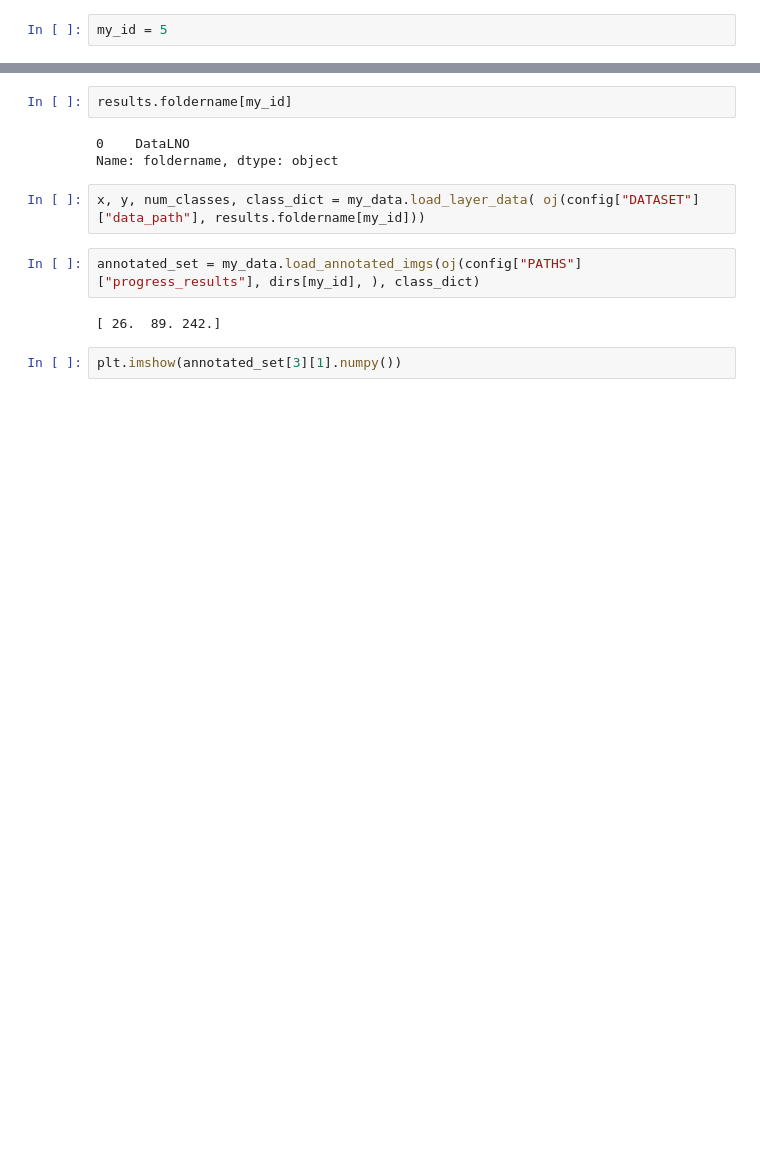
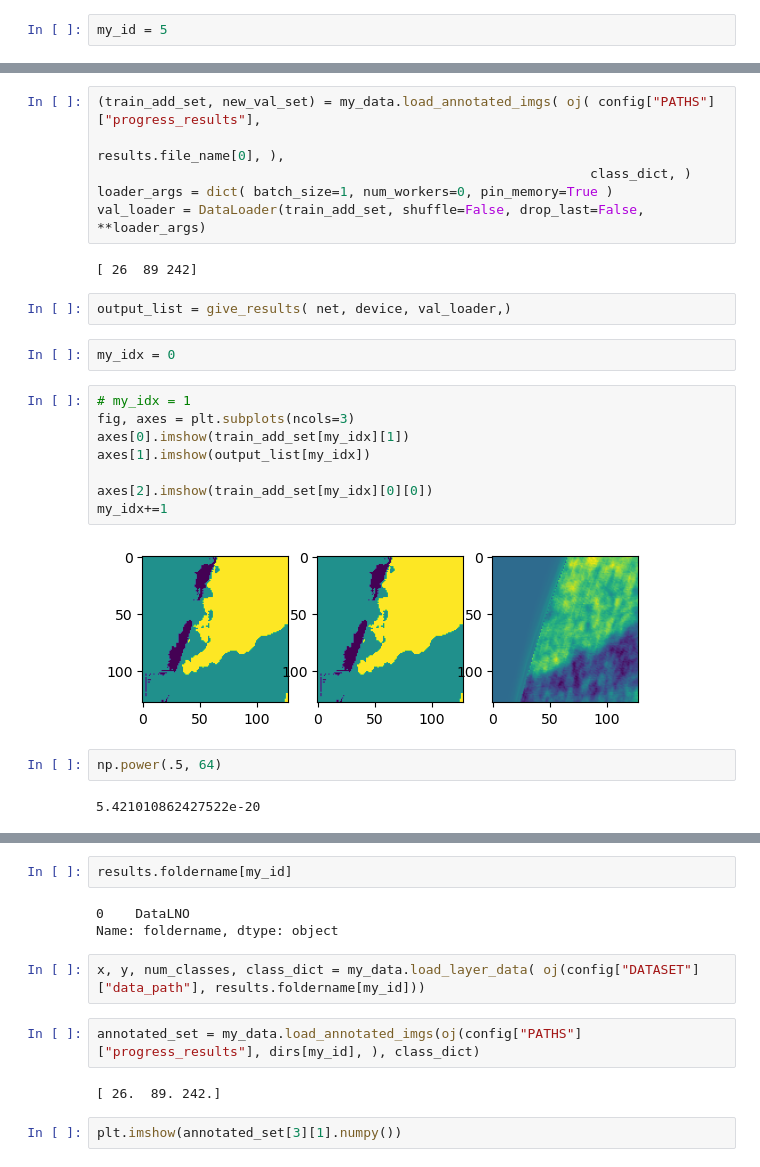
Before and after one commit to laura-rieger/segmenter, a Jupyter notebook: src/Examine in progress.ipynb, the cells around one changed output, grey strips where cells are left out. Saved outputs shown, nothing was run; the diff lists cells and outputs as text; blank space fills up the shorter version.

```diff
--- a/src/Examine in progress.ipynb
+++ b/src/Examine in progress.ipynb
@@ -149,0 +113,26 @@ axes[3].imshow((target !=np.argmax(output, axis=0) ) * (target !=-1))
+# %%
+(train_add_set, new_val_set) = my_data.load_annotated_imgs( oj( config["PATHS"]["progress_results"],
+                                                               results.file_name[0], ),
+                                                               class_dict, )
+loader_args = dict( batch_size=1, num_workers=0, pin_memory=True )
+val_loader = DataLoader(train_add_set, shuffle=False, drop_last=False, **loader_args)
+# %% [output]
+[ 26  89 242]
+# %%
+output_list = give_results( net, device, val_loader,)
+# %%
+my_idx = 0
+# %%
+# my_idx = 1
+fig, axes = plt.subplots(ncols=3)
+axes[0].imshow(train_add_set[my_idx][1])
+axes[1].imshow(output_list[my_idx])
+
+axes[2].imshow(train_add_set[my_idx][0][0])
+my_idx+=1
+# %% [output]
+[figure, added]
+# %%
+np.power(.5, 64)
+# %% [output]
+5.421010862427522e-20
```
Also changed, not shown: parts of 14 cells of this notebook, 9 other files.
